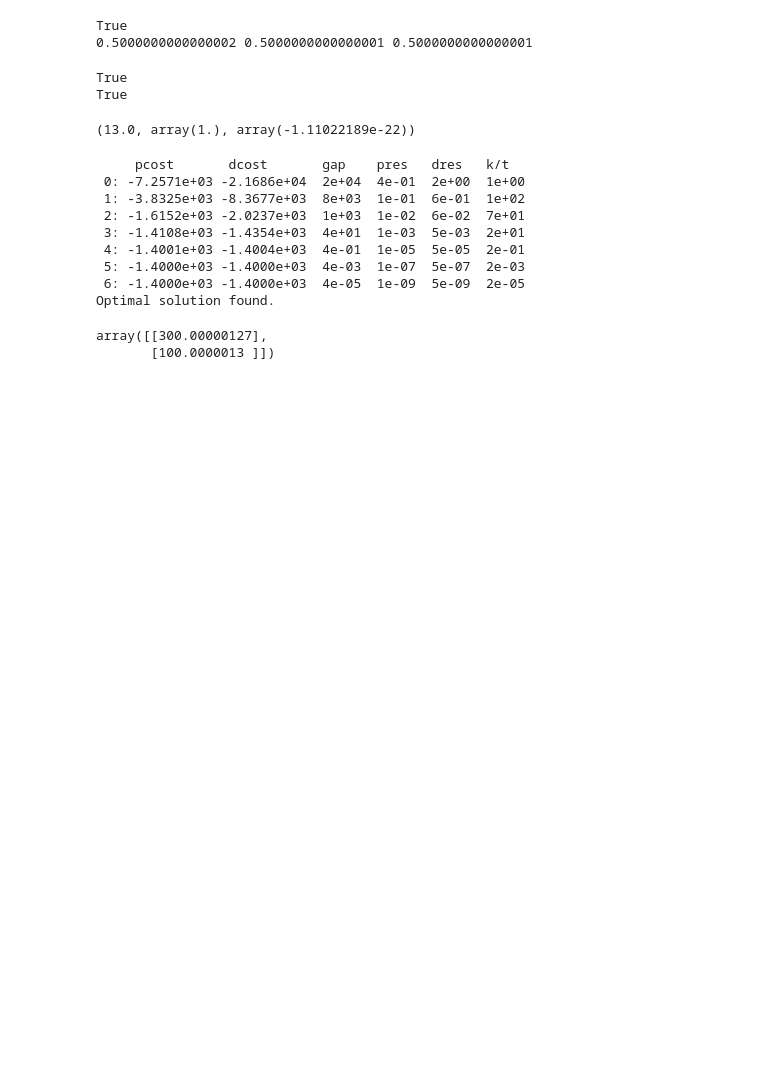
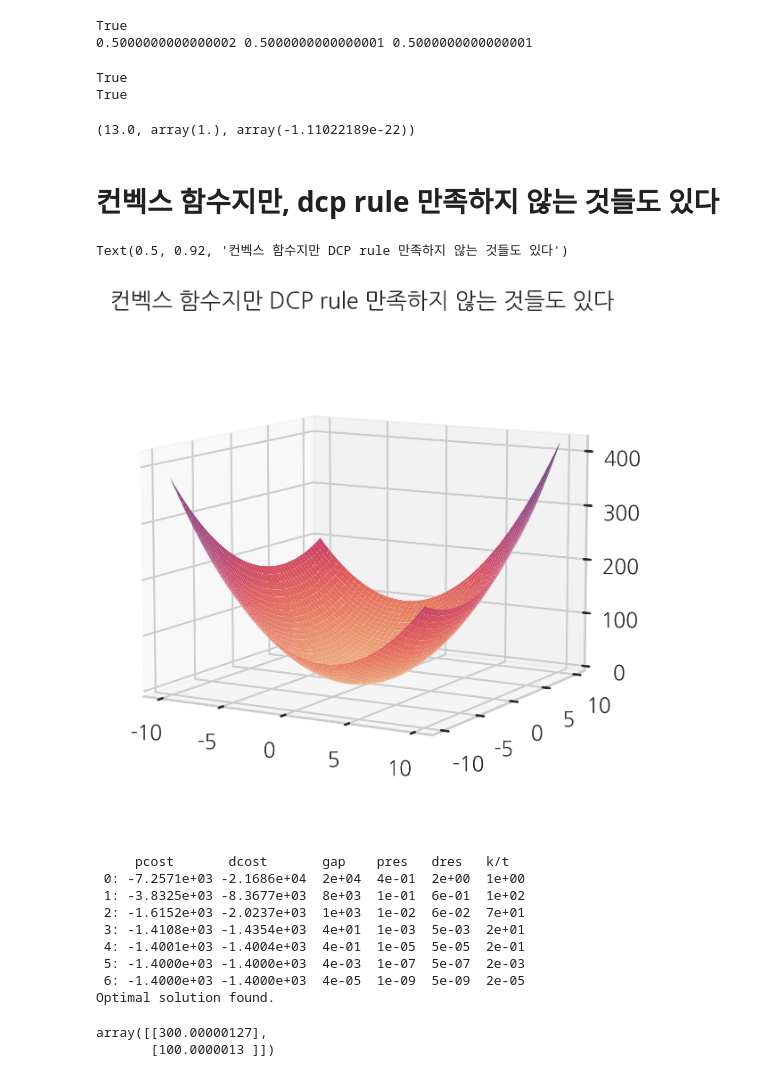
Before and after one commit to tigerkey10/tigerkey10.github.io, a Jupyter notebook: [Data Science] 데이터 분석 훈련_github/[9월 5일 데이터사이언스스쿨] 최적화 복습_3_선형계획법, 이차계획법 복습.ipynb, the cells around one changed output. Saved outputs shown, nothing was run; the diff lists cells and outputs as text; code cells hidden in the pictures; blank space fills up the shorter version.

```diff
--- a/[Data Science] 데이터 분석 훈련_github/[9월 5일 데이터사이언스스쿨] 최적화 복습_3_선형계획법, 이차계획법 복습.ipynb
+++ b/[Data Science] 데이터 분석 훈련_github/[9월 5일 데이터사이언스스쿨] 최적화 복습_3_선형계획법, 이차계획법 복습.ipynb
@@ -355,6 +355,24 @@ prob.solve(), x.value, y.value
 True
 True
 (13.0, array(1.), array(-1.11022189e-22))
+# %% [markdown]
+# 컨벡스 함수지만, dcp rule 만족하지 않는 것들도 있다
+# %%
+Q = matrix(np.array([[4.0,1.0],[1.0,2.0]]))
+c = matrix(np.array([1.0,1.0]))
+A = matrix(np.array([[1.0,1.0]]))
+b = matrix(np.array([1.0]))
+
+def f(x,y) :
+    return 2*x**2+y**2+x*y+x+y
+Z = f(X,Y)
+ax = plt.gca(projection='3d')
+ax.plot_surface(X,Y,Z, linewidth=0.03, cmap='flare')
+ax.view_init(10, -60)
+plt.title('컨벡스 함수지만 DCP rule 만족하지 않는 것들도 있다')
+# %% [output]
+Text(0.5, 0.92, '컨벡스 함수지만 DCP rule 만족하지 않는 것들도 있다')
+[figure, added]
 # %%
 # cvxopt로 선형계획법 풀기
 c = matrix(np.array([-3.0,-5.0]))
```
Also changed, not shown: 3 other files.
